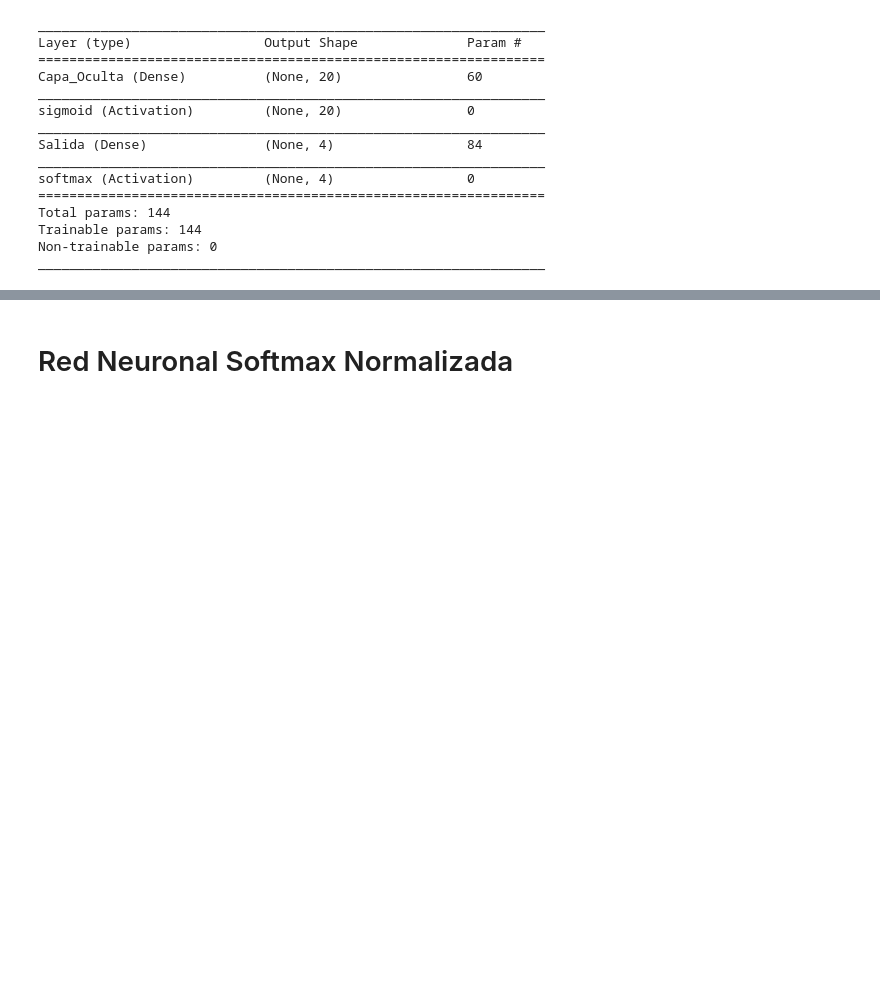
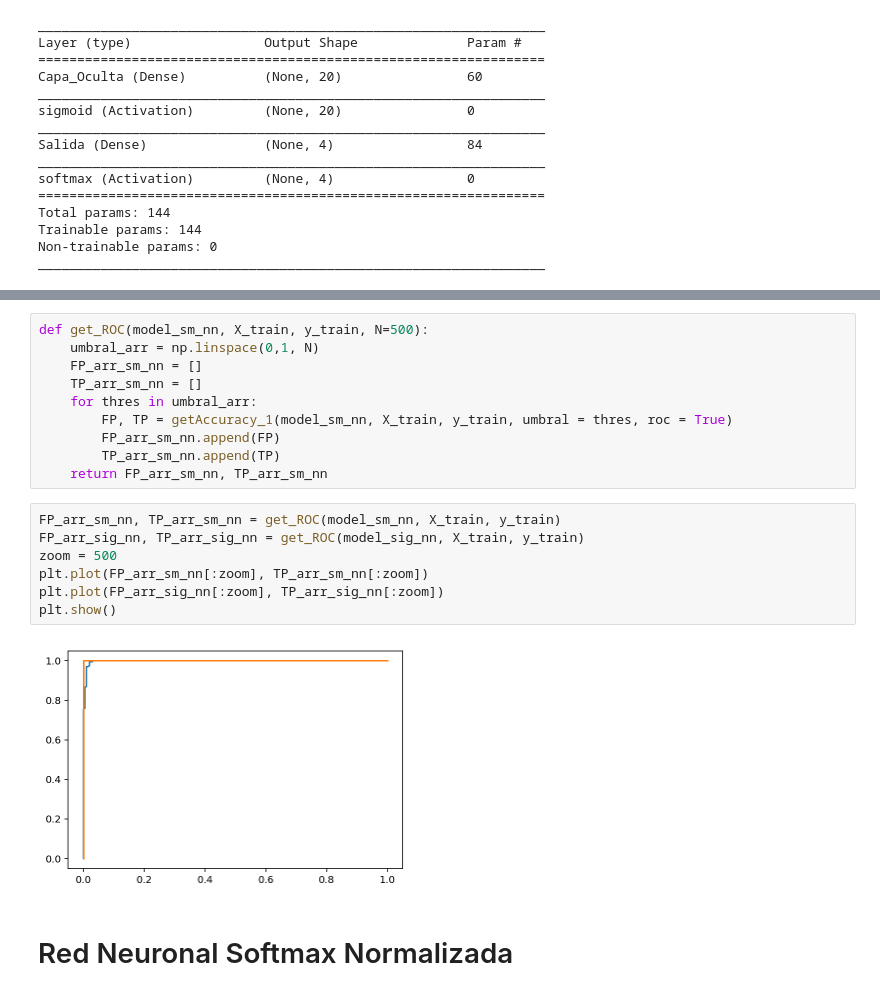
Before and after one commit to lab-ml-itba/6-MLP-multiclass, a Jupyter notebook: 2-multilabel.ipynb, the cells around one changed output, grey strips where cells are left out. Saved outputs shown, nothing was run; the diff lists cells and outputs as text; blank space fills up the shorter version.

```diff
--- a/2-multilabel.ipynb
+++ b/2-multilabel.ipynb
@@ -229,3 +281,22 @@ getAccuracy_softmax(model_sm_nn, X_train, y_train, umbral = 0.6)
+# %%
+def get_ROC(model_sm_nn, X_train, y_train, N=500):
+    umbral_arr = np.linspace(0,1, N)
+    FP_arr_sm_nn = []
+    TP_arr_sm_nn = []
+    for thres in umbral_arr:
+        FP, TP = getAccuracy_1(model_sm_nn, X_train, y_train, umbral = thres, roc = True)
+        FP_arr_sm_nn.append(FP)
+        TP_arr_sm_nn.append(TP)
+    return FP_arr_sm_nn, TP_arr_sm_nn
+# %%
+FP_arr_sm_nn, TP_arr_sm_nn = get_ROC(model_sm_nn, X_train, y_train)
+FP_arr_sig_nn, TP_arr_sig_nn = get_ROC(model_sig_nn, X_train, y_train)
+zoom = 500
+plt.plot(FP_arr_sm_nn[:zoom], TP_arr_sm_nn[:zoom])
+plt.plot(FP_arr_sig_nn[:zoom], TP_arr_sig_nn[:zoom])
+plt.show()
+# %% [output]
+[figure, added]
 # %% [markdown]
 # Red Neuronal Softmax Normalizada
 # %%
```
Also changed, not shown: parts of 15 cells of this notebook.
